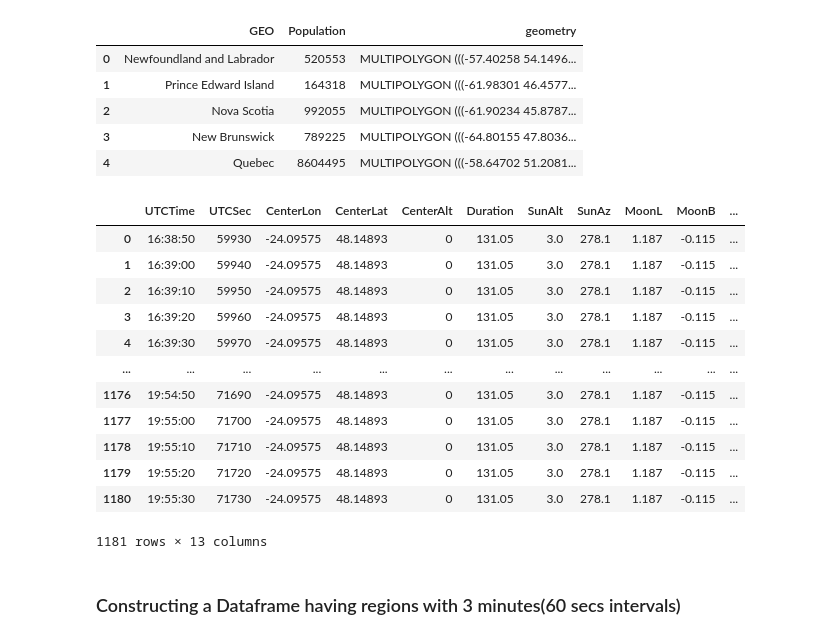
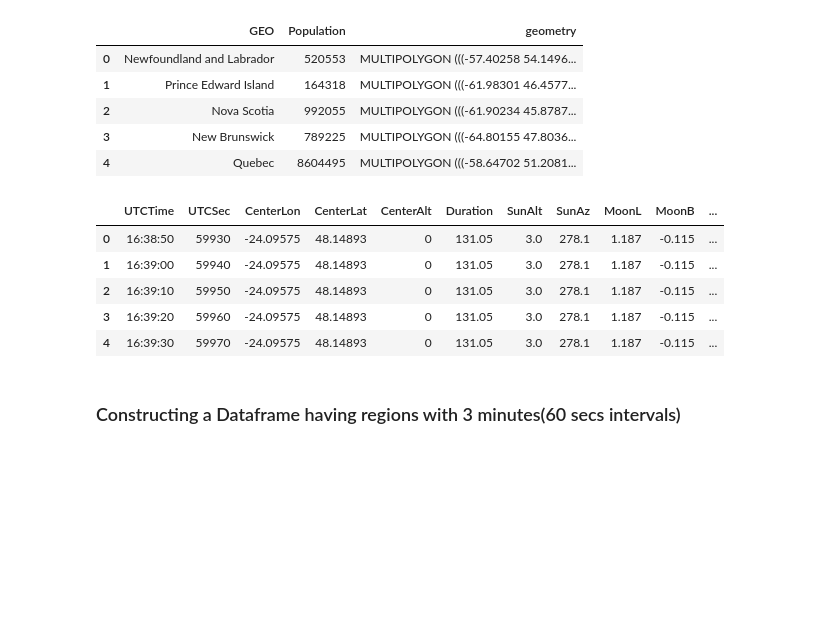
Before and after one commit to pranavarora1895/advanced-data-visualization, a Jupyter notebook: Assignment 7/COMP6934_Assignment7.ipynb, the cells around one changed output. Drawn from its saved outputs; the diff is of its cells as text; code cells hidden in the pictures; blank space fills up the shorter version.

```diff
--- a/Assignment 7/COMP6934_Assignment7.ipynb
+++ b/Assignment 7/COMP6934_Assignment7.ipynb
@@ -61,21 +61,14 @@ cdf.head()
 | 3 | New Brunswick | 789225 | MULTIPOLYGON (((-64.80155 47.8036... |
 | 4 | Quebec | 8604495 | MULTIPOLYGON (((-58.64702 51.2081... |
 # %%
-udf
+udf.head()
 # %% [output]
 |  | UTCTime | UTCSec | CenterLon | CenterLat | CenterAlt | Duration | SunAlt | SunAz | MoonL | MoonB | ... |
 | 0 | 16:38:50 | 59930 | -24.09575 | 48.14893 | 0 | 131.05 | 3.0 | 278.1 | 1.187 | -0.115 | ... |
 | 1 | 16:39:00 | 59940 | -24.09575 | 48.14893 | 0 | 131.05 | 3.0 | 278.1 | 1.187 | -0.115 | ... |
 | 2 | 16:39:10 | 59950 | -24.09575 | 48.14893 | 0 | 131.05 | 3.0 | 278.1 | 1.187 | -0.115 | ... |
 | 3 | 16:39:20 | 59960 | -24.09575 | 48.14893 | 0 | 131.05 | 3.0 | 278.1 | 1.187 | -0.115 | ... |
 | 4 | 16:39:30 | 59970 | -24.09575 | 48.14893 | 0 | 131.05 | 3.0 | 278.1 | 1.187 | -0.115 | ... |
-| ... | ... | ... | ... | ... | ... | ... | ... | ... | ... | ... | ... |
-| 1176 | 19:54:50 | 71690 | -24.09575 | 48.14893 | 0 | 131.05 | 3.0 | 278.1 | 1.187 | -0.115 | ... |
-| 1177 | 19:55:00 | 71700 | -24.09575 | 48.14893 | 0 | 131.05 | 3.0 | 278.1 | 1.187 | -0.115 | ... |
-| 1178 | 19:55:10 | 71710 | -24.09575 | 48.14893 | 0 | 131.05 | 3.0 | 278.1 | 1.187 | -0.115 | ... |
-| 1179 | 19:55:20 | 71720 | -24.09575 | 48.14893 | 0 | 131.05 | 3.0 | 278.1 | 1.187 | -0.115 | ... |
-| 1180 | 19:55:30 | 71730 | -24.09575 | 48.14893 | 0 | 131.05 | 3.0 | 278.1 | 1.187 | -0.115 | ... |
-1181 rows × 13 columns
 # %% [markdown]
 ### Constructing a Dataframe having regions with 3 minutes(60 secs intervals)
 # %%
```
Also changed, not shown: parts of 5 cells of this notebook, 1 other file.
